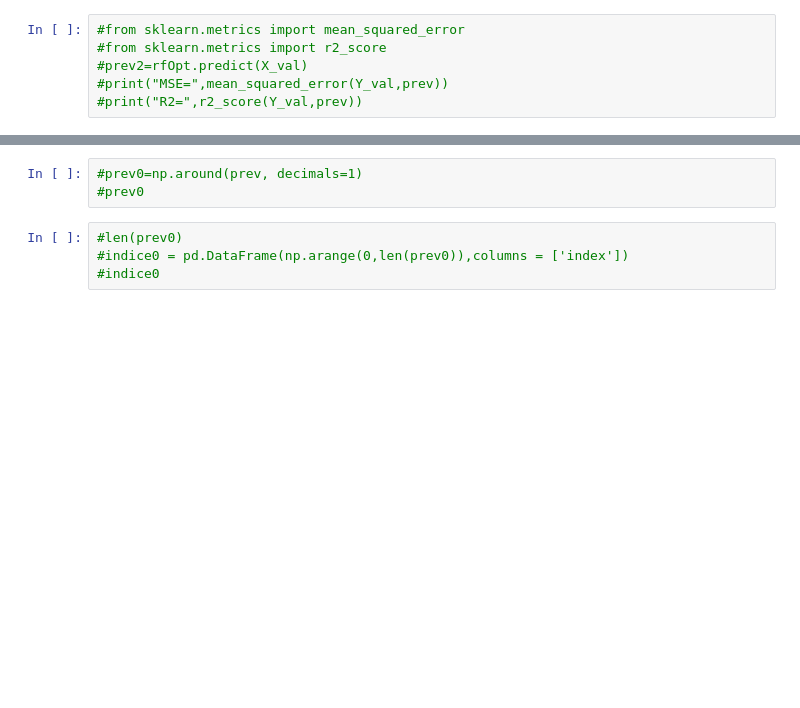
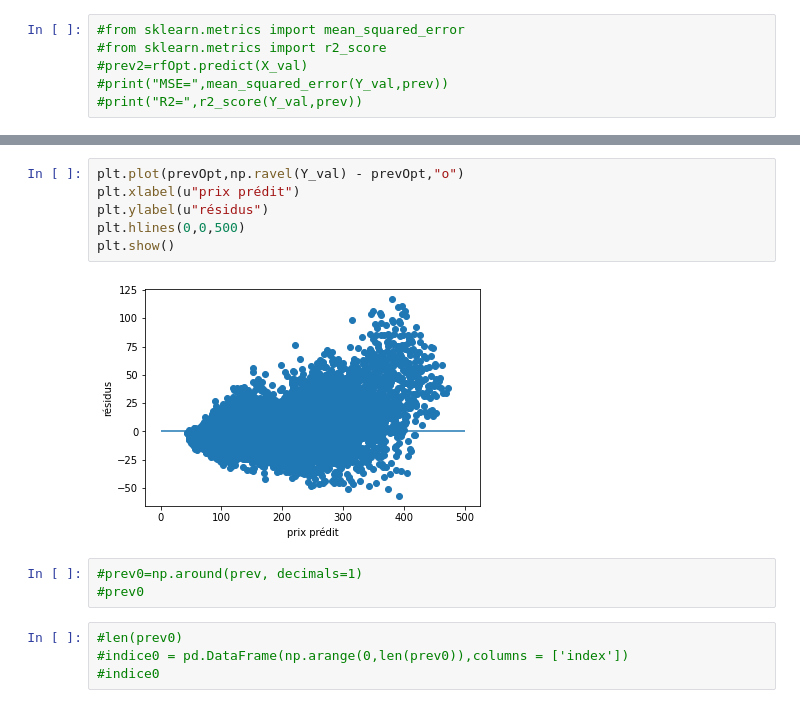
Before and after one commit to TryoenJ/Defi-IA, a Jupyter notebook: model-nr.ipynb, the cells around one changed output, grey strips where cells are left out. Drawn from its saved outputs; the diff is of its cells as text; blank space fills up the shorter version.

```diff
--- a/model-nr.ipynb
+++ b/model-nr.ipynb
@@ -262,3 +215,11 @@ UTILISER DE LA VALIDATION CROISEE MC !!!
+# %%
+plt.plot(prevOpt,np.ravel(Y_val) - prevOpt,"o")
+plt.xlabel(u"prix prédit")
+plt.ylabel(u"résidus")
+plt.hlines(0,0,500)
+plt.show()
+# %% [output]
+[figure, added]
 # %%
 #prev0=np.around(prev, decimals=1)
 #prev0
```
Also changed, not shown: parts of 27 cells of this notebook, 2 other files.
